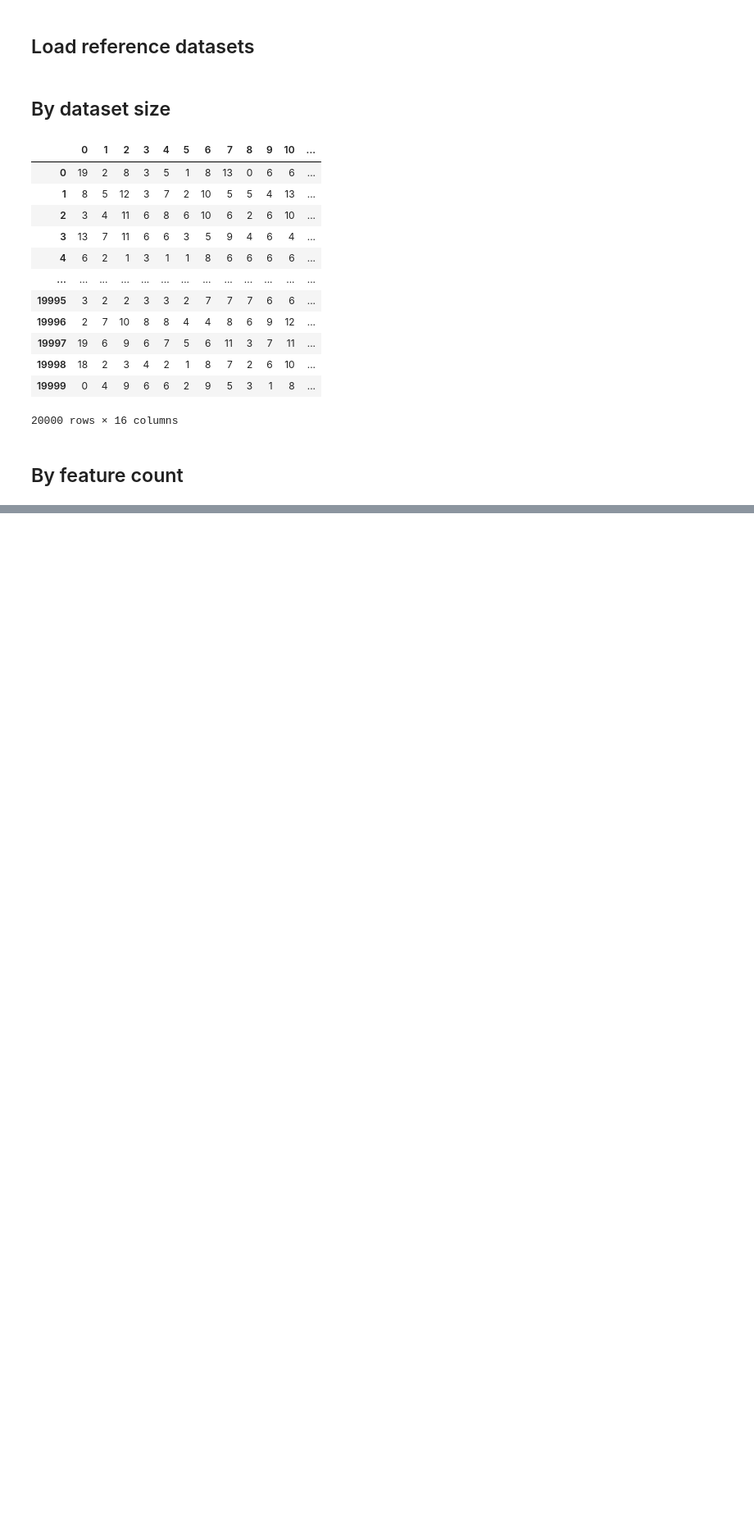
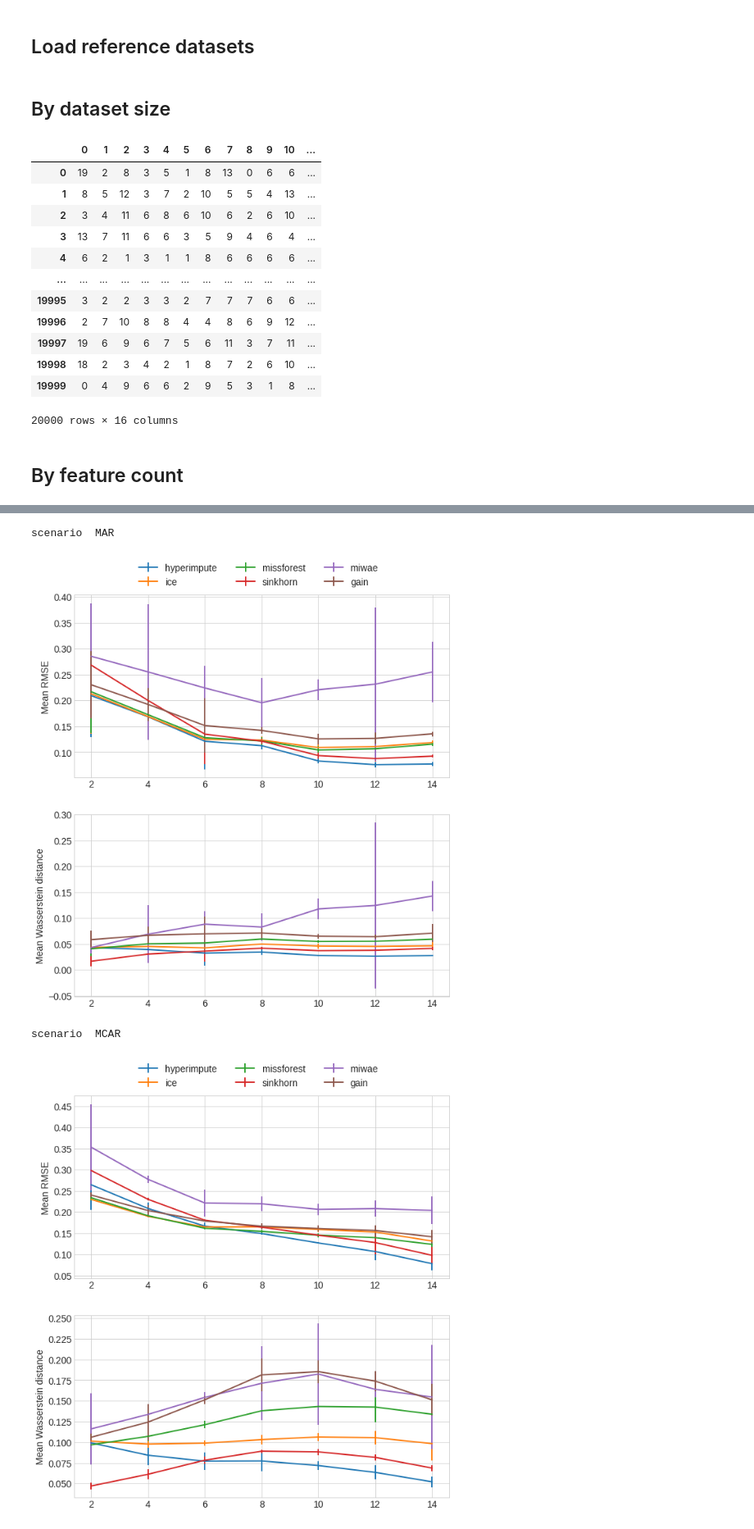
Before and after one commit to vanderschaarlab/hyperimpute, a Jupyter notebook: tutorials/experiments_02_model_performance.ipynb, the cells around one changed output, grey strips where cells are left out. Shown at 82% size. Cells and saved outputs as stored; diff of their text form; code cells hidden in the pictures; blank space fills up the shorter version.

```diff
--- a/tutorials/experiments_02_model_performance.ipynb
+++ b/tutorials/experiments_02_model_performance.ipynb
@@ -423,0 +480,59 @@ scenario  MNAR
+# %%
+import numpy as np
+
+x_axis_feat_count = list(results_by_feat_count.keys())
+
+fontsize = 14
+
+error_by_feat_count = process_testcase_data(results_by_feat_count)
+
+
+def generate_plot_for_ax_feat_count(ax, scenario, metric):
+    ## We selected the same dataset from every model, and average across missingness pct
+    for model in error_by_feat_count[scenario][metric]:
+        datapoints = error_by_feat_count[scenario][metric][model]["mean"]
+        datapoints_std = error_by_feat_count[scenario][metric][model]["std"]
+
+        ax.errorbar(
+            x_axis_feat_count,
+            smooth_line(np.asarray(datapoints)),
+            yerr=np.asarray(datapoints_std),
+            label=str(model),
+            linewidth=2,
+        )
+
+    ax.set_xticks(x_axis_feat_count, fontsize=fontsize)
+    ax.tick_params(axis="both", which="major", labelsize=fontsize)
+
+    return ax
+
+
+def generate_plot_feat_count(scenario):
+    plt.style.use("seaborn-whitegrid")
+
+    metrics = ["rmse", "wasserstein"]
+    fig, axs = plt.subplots(len(metrics), figsize=(10, 11))
+
+    for idx, metric in enumerate(metrics):
+        generate_plot_for_ax_feat_count(axs[idx], scenario, metric)
+        axs[idx].set_ylabel(map_keys[metric], fontsize=fontsize)
+
+    axs[0].legend(
+        loc="upper left",
+        bbox_to_anchor=(0.15, 1.22),
+        ncol=int(len(error_by_feat_count[scenario]["rmse"]) / 2),
+        prop={"size": fontsize},
+    )
+    plt.savefig(output_dir / f"error_by_feature_cnt_{scenario}.png")
+
+    plt.show()
+
+
+for scenario in ["MAR", "MCAR", "MNAR"]:
+    print("scenario ", scenario)
+    generate_plot_feat_count(scenario)
+# %% [output]
+scenario  MAR
+[figure, added]
+scenario  MCAR
+[figure, added]
```
Also changed, not shown: parts of 16 cells of this notebook.
